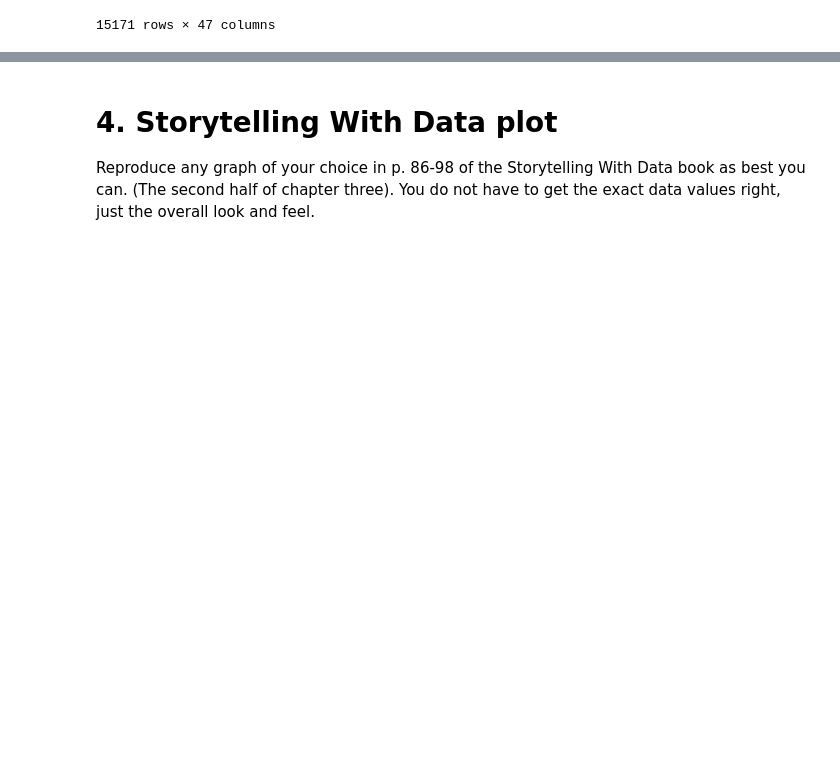
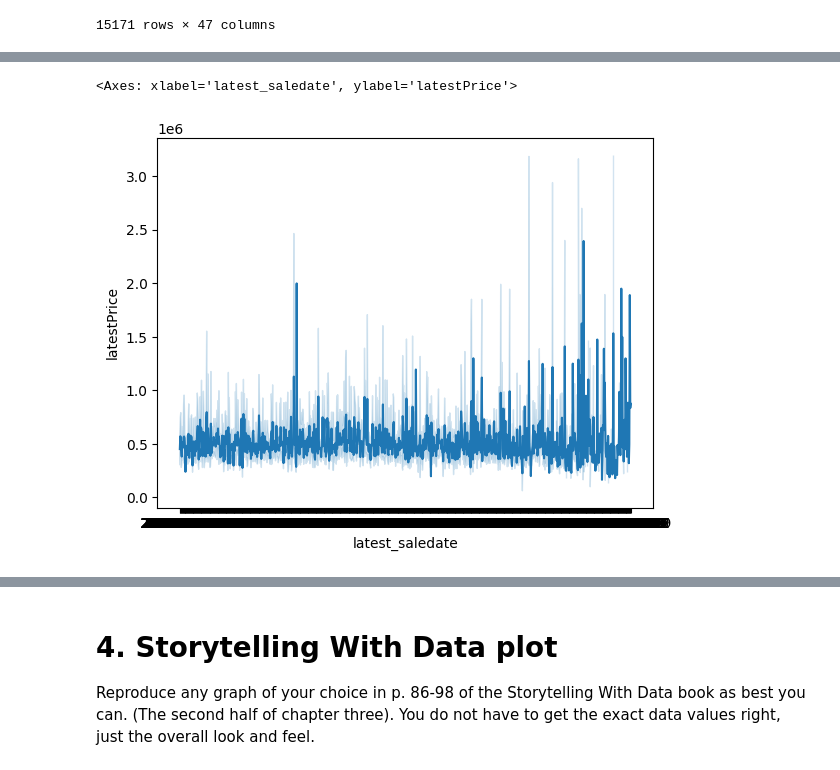
Before and after one commit to laura-mills97/OMDS-ModB2-Week6-Mills-Laura, a Jupyter notebook: Week6.ipynb, the cells around one changed output, grey strips where cells are left out. Cells and saved outputs as stored; diff of their text form; code cells hidden in the pictures; blank space fills up the shorter version.

```diff
--- a/Week6.ipynb
+++ b/Week6.ipynb
@@ -82,0 +202,5 @@ austin_data
+# %%
+sns.lineplot(x= austin_data['latest_saledate'], y= austin_data['latestPrice'])
+# %% [output]
+<Axes: xlabel='latest_saledate', ylabel='latestPrice'>
+[figure, added]
```
Also changed, not shown: parts of 11 cells of this notebook.
